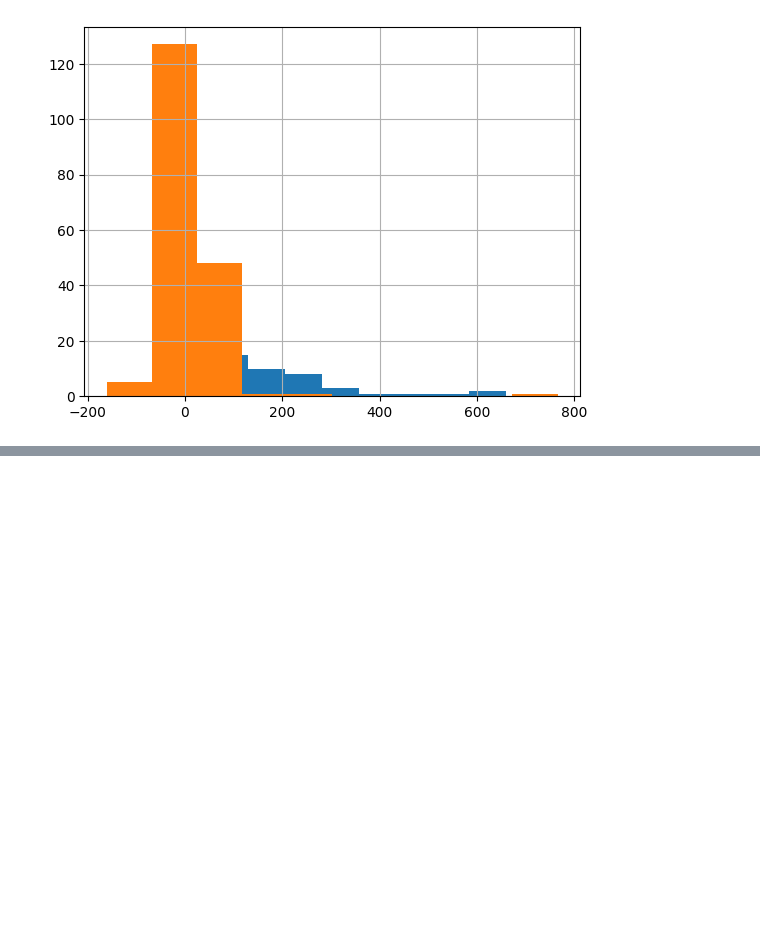
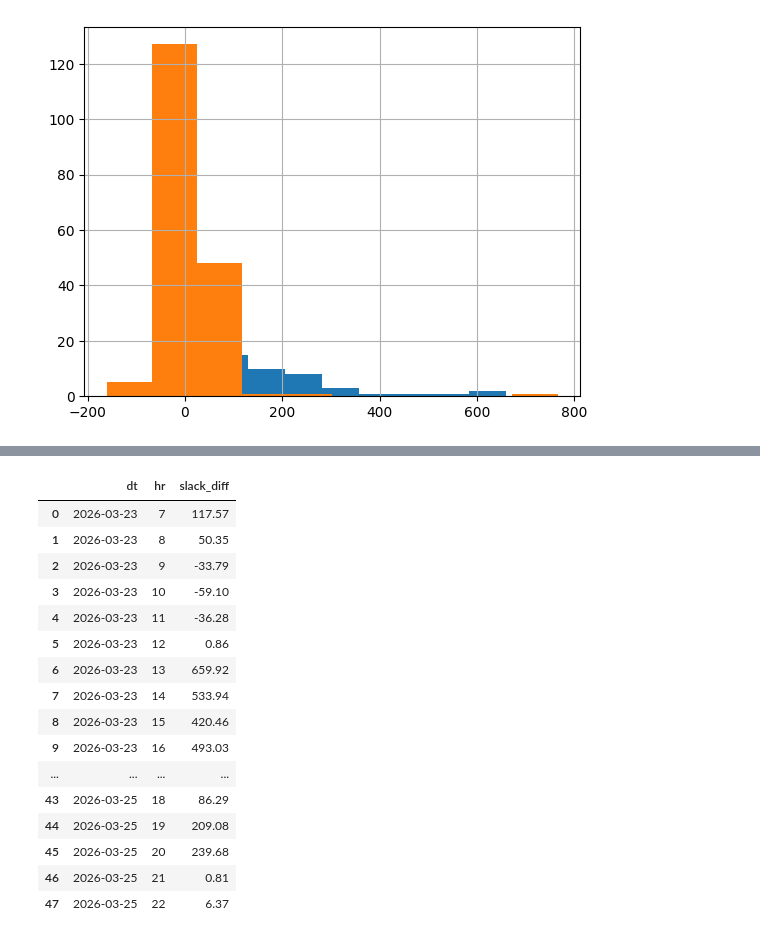
Before and after one commit to qingcheng-rgb/Qingcheng, a Jupyter notebook: QCTest/virtual_bid_simulation.ipynb, the cells around one changed output, grey strips where cells are left out. Cells and saved outputs as stored; diff of their text form; code cells hidden in the pictures; blank space fills up the shorter version.

```diff
--- a/QCTest/virtual_bid_simulation.ipynb
+++ b/QCTest/virtual_bid_simulation.ipynb
@@ -2225,0 +2200,21 @@ dtype: float64
+# %%
+n_buckets = 4  # however many buckets you want
+pd.set_option('display.float_format', '{:.2f}'.format)
+df_analysis= df_profit.copy()
+df_analysis['load_wind_gen_bucket'] = pd.qcut(
+    df_analysis['load_wind_gen'],
+    q=n_buckets,
+    labels=False,
+    duplicates='drop'
+)
+print(df_analysis.groupby(['load_wind_gen_bucket','incdec','strategy'])['net_pnl'].sum().reset_index())
+
+df_analysis2= df_price.copy()
+df_analysis2['load_wind_gen_bucket'] = pd.qcut(
+    df_analysis2['load_wind_gen'],
+    q=n_buckets,
+    labels=False,
+    duplicates='drop'
+)
+df_analysis2['rt_da_lmp']= df_analysis2['rt_value'] - df_analysis2['da_value']
+df_analysis2.groupby(['load_wind_gen_bucket'])['rt_da_lmp'].mean().reset_index()
@@ -2225,0 +2244,21 @@ dtype: float64
+# %%
+n_buckets = 4  # however many buckets you want
+pd.set_option('display.float_format', '{:.2f}'.format)
+df_analysis= df_profit_ftp.copy()
+df_analysis['load_wind_gen_bucket'] = pd.qcut(
+    df_analysis['load_wind_gen'],
+    q=n_buckets,
+    labels=False,
+    duplicates='drop'
+)
+print(df_analysis.groupby(['load_wind_gen_bucket','incdec','strategy'])['net_pnl'].sum().reset_index())
+
+df_analysis2= df_price.copy()
+df_analysis2['load_wind_gen_bucket'] = pd.qcut(
+    df_analysis2['load_wind_gen'],
+    q=n_buckets,
+    labels=False,
+    duplicates='drop'
+)
+df_analysis2['rt_da_lmp']= df_analysis2['rt_value'] - df_analysis2['da_value']
+df_analysis2.groupby(['load_wind_gen_bucket'])['rt_da_lmp'].mean().reset_index()
@@ -2225,0 +2339,20 @@ dtype: float64
+# %%
+df_price[(df_price['dt'].isin(['2026-03-23','2026-03-24','2026-03-25'])) & (df_price['hr']>=7) & (df_price['hr']<=22) & (df_price['node_num']==636)].groupby(['dt','hr']).slack_diff.mean().reset_index()
+# %% [output]
+|  | dt | hr | slack_diff |
+| 0 | 2026-03-23 | 7 | 117.57 |
+| 1 | 2026-03-23 | 8 | 50.35 |
+| 2 | 2026-03-23 | 9 | -33.79 |
+| 3 | 2026-03-23 | 10 | -59.10 |
+| 4 | 2026-03-23 | 11 | -36.28 |
+| 5 | 2026-03-23 | 12 | 0.86 |
+| 6 | 2026-03-23 | 13 | 659.92 |
+| 7 | 2026-03-23 | 14 | 533.94 |
+| 8 | 2026-03-23 | 15 | 420.46 |
+| 9 | 2026-03-23 | 16 | 493.03 |
+| ... | ... | ... | ... |
+| 43 | 2026-03-25 | 18 | 86.29 |
+| 44 | 2026-03-25 | 19 | 209.08 |
+| 45 | 2026-03-25 | 20 | 239.68 |
+| 46 | 2026-03-25 | 21 | 0.81 |
+| 47 | 2026-03-25 | 22 | 6.37 |
```
Also changed, not shown: parts of 18 cells of this notebook, 2 other files.
